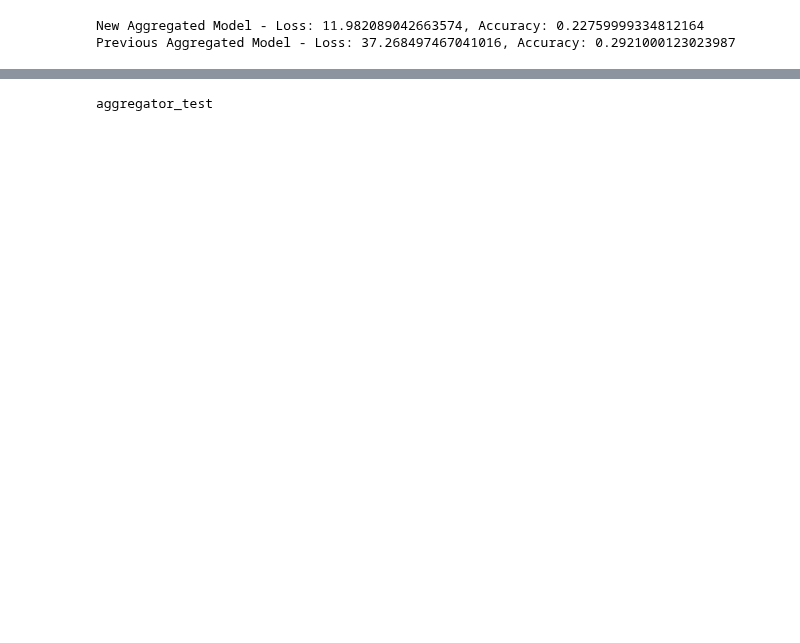
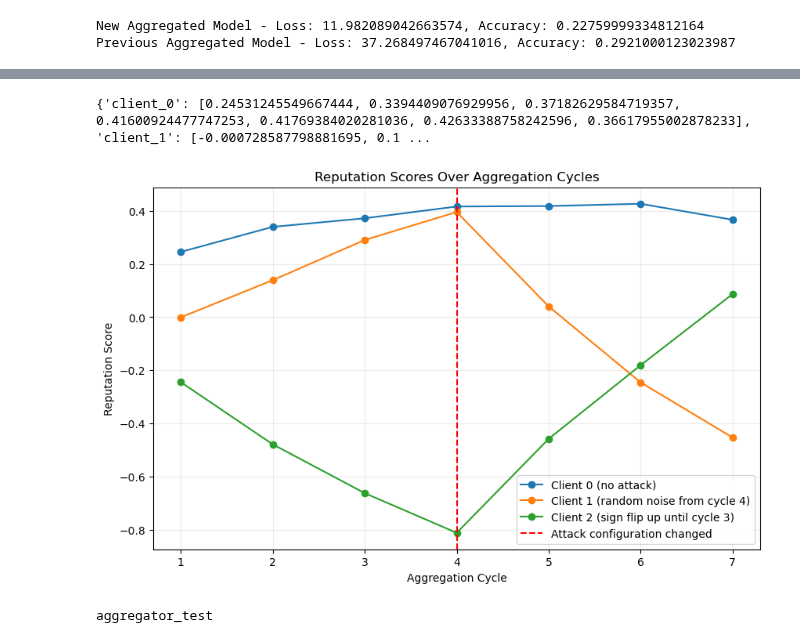
Before and after one commit to Prometheus-X-association/decentralized-ai-training, a Jupyter notebook: 05_test/aggregator_test/deltarep_test_fafo.ipynb, the cells around one changed output, grey strips where cells are left out. Drawn from its saved outputs; the diff is of its cells as text; code cells hidden in the pictures; blank space fills up the shorter version.

Commit message:
bb01 deltrap test-nb reputation scores

```diff
--- a/05_test/aggregator_test/deltarep_test_fafo.ipynb
+++ b/05_test/aggregator_test/deltarep_test_fafo.ipynb
@@ -396,0 +486,21 @@ Previous Aggregated Model - Loss: 10.084258079528809, Accuracy: 0.40770000219345
+# %%
+attack_manager = AttackManager({
+        0: AttackSpec("none"),
+        1: AttackSpec("random_noise"),
+        2: AttackSpec("none")
+    })
+# %%
+for loop_cycle in range(4, 7):
+    prev_agg_id = get_run_ids()[-1]
+    retrain_clients_on_new_aggregate(loop_cycle=loop_cycle, run_id=prev_agg_id, attack_manager=attack_manager)
+    response =rerun_deltarep_aggregation(loop_cycle=loop_cycle)
+    new_aggregated_model, previous_aggregated_model = pull_and_eval(prev_agg_id, loop_cycle=loop_cycle)
+    new_aggregated_model.save_weights(f"dummy_models/deltarep_cycle{loop_cycle+1}.weights.h5")
+    with mlflow.start_run(run_name=f"deltarep_cycle{loop_cycle+1}") as run:
+            # Log the model to MLflow
+            mlflow.tensorflow.log_model(new_aggregated_model, f"deltarep_cycle{loop_cycle+1}_model")
+    print(run.info.run_id)
+    reputations = response.json()["reputations_scores"]
+    client_reputations["client_0"].append(reputations["client_0"])
+    client_reputations["client_1"].append(reputations["client_1"])
+    client_reputations["client_2"].append(reputations["client_2"])
@@ -397,3 +553,33 @@ Previous Aggregated Model - Loss: 10.084258079528809, Accuracy: 0.40770000219345
+# %%
+print(client_reputations)
+# %% [output]
+{'client_0': [0.24531245549667444, 0.3394409076929956, 0.37182629584719357, 0.41600924477747253, 0.41769384020281036, 0.42633388758242596, 0.36617955002878233], 'client_1': [-0.000728587798881695, 0.1 ...
+# %%
+from matplotlib import pyplot as plt
+fig, ax = plt.subplots(figsize=(10, 6))
+attack_labels = {
+    0: "Client 0 (no attack)",
+    1: "Client 1 (random noise from cycle 4)",
+    2: "Client 2 (sign flip up until cycle 3)",
+}
+for client_id in range(NUM_CLIENTS):
+    scores = client_reputations[f"client_{client_id}"]
+    ax.plot(
+        range(1, len(scores) + 1),
+        scores,
+        marker='o',
+        label=attack_labels[client_id]
+    )
+ax.axvline(4, color='red', linestyle='--', label='Attack configuration changed')
+ax.set_title("Reputation Scores Over Aggregation Cycles")
+ax.set_xlabel("Aggregation Cycle")
+ax.set_ylabel("Reputation Score")
+ax.legend()
+ax.grid(alpha=0.25)
+
+plt.show()
+# %% [output]
+[figure, added]
 # %%
 !docker stop aggregator_test
 # %% [output]
```
Also changed, not shown: parts of 14 cells of this notebook, 1 other file.
